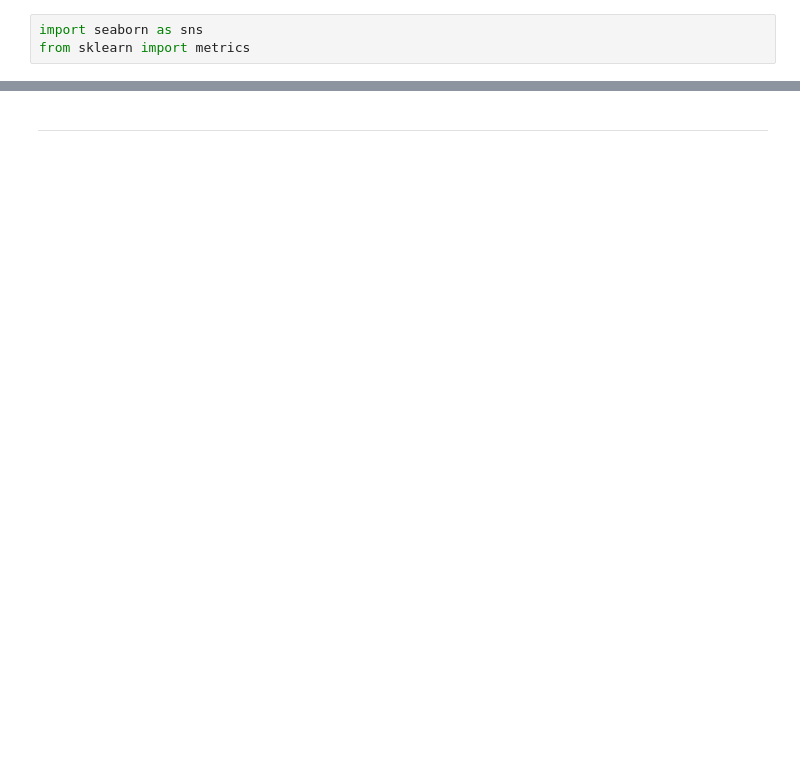
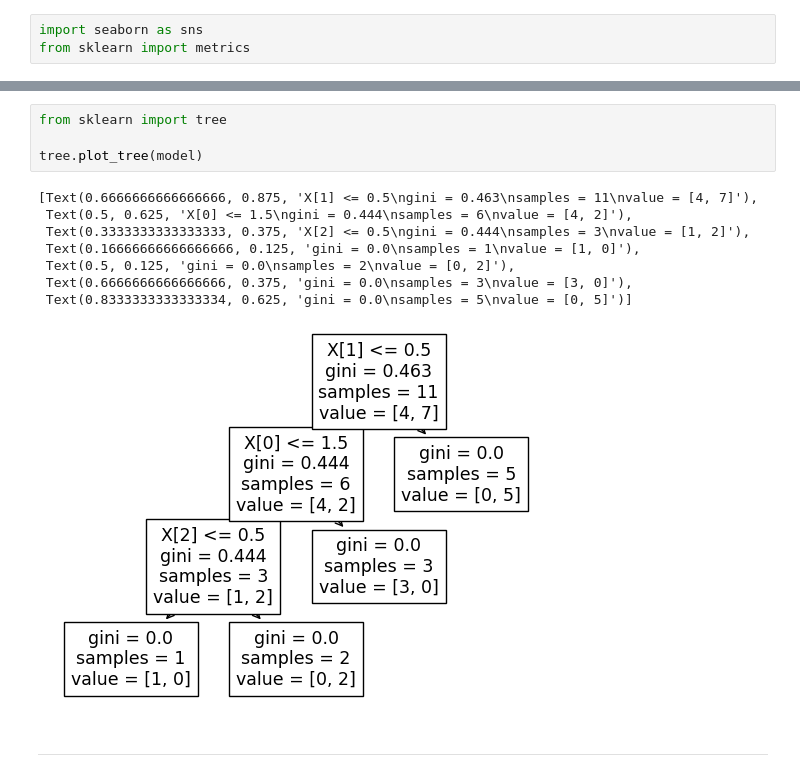
Before and after one commit to ZiaUrRehman-bit/Implementation-of-Machine-Learning-Algorithm, a Jupyter notebook: 04. Decision Tree/01.DecsionTreePlayTennisExample.ipynb, the cells around one changed output, grey strips where cells are left out. Saved outputs shown, nothing was run; the diff lists cells and outputs as text; blank space fills up the shorter version.

Commit message:
updated Decision Tree

```diff
--- a/04. Decision Tree/01.DecsionTreePlayTennisExample.ipynb
+++ b/04. Decision Tree/01.DecsionTreePlayTennisExample.ipynb
@@ -173,2 +237,15 @@ Text(0.5, 1.0, 'Accuracy: 94 %')
+# %%
+from sklearn import tree
+
+tree.plot_tree(model)
+# %% [output]
+[Text(0.6666666666666666, 0.875, 'X[1] <= 0.5\ngini = 0.463\nsamples = 11\nvalue = [4, 7]'),
+ Text(0.5, 0.625, 'X[0] <= 1.5\ngini = 0.444\nsamples = 6\nvalue = [4, 2]'),
+ Text(0.3333333333333333, 0.375, 'X[2] <= 0.5\ngini = 0.444\nsamples = 3\nvalue = [1, 2]'),
+ Text(0.16666666666666666, 0.125, 'gini = 0.0\nsamples = 1\nvalue = [1, 0]'),
+ Text(0.5, 0.125, 'gini = 0.0\nsamples = 2\nvalue = [0, 2]'),
+ Text(0.6666666666666666, 0.375, 'gini = 0.0\nsamples = 3\nvalue = [3, 0]'),
+ Text(0.8333333333333334, 0.625, 'gini = 0.0\nsamples = 5\nvalue = [0, 5]')]
+[figure, added]
 # %% [markdown]
 ******
```
Also changed, not shown: parts of 46 cells of this notebook.
